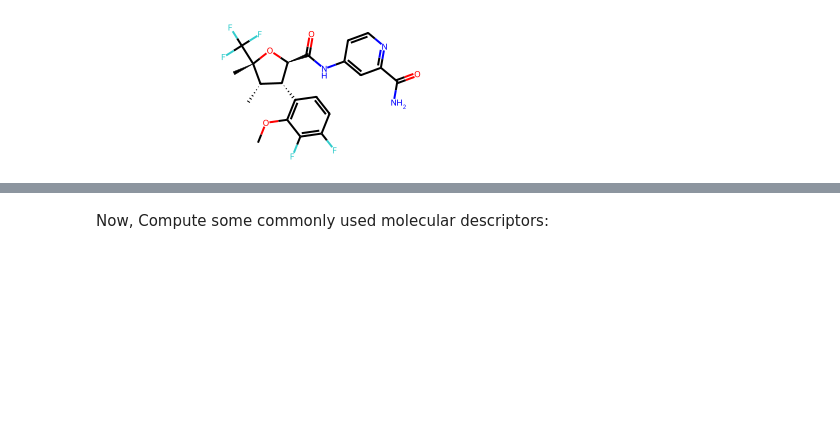
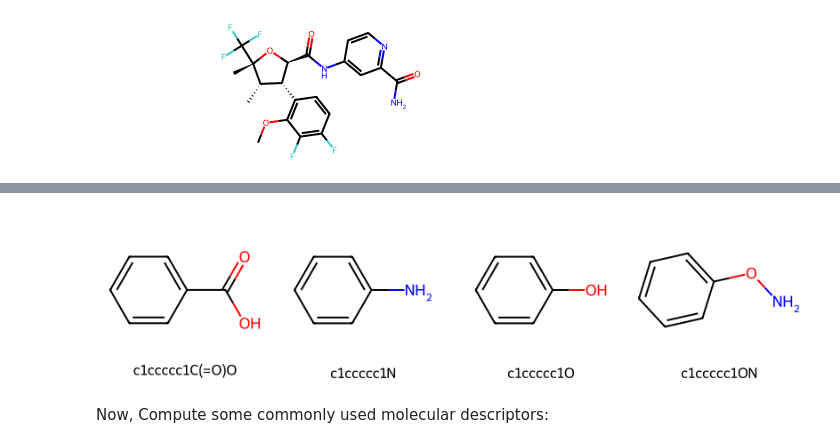
Before and after one commit to ganesh7shahane/useful_cheminformatics, a Jupyter notebook: 1_VisualiseAndComputeDescriptors.ipynb, the cells around one changed output, grey strips where cells are left out. Drawn from its saved outputs; the diff is of its cells as text; code cells hidden in the pictures; blank space fills up the shorter version.

Commit message:
added grid

```diff
--- a/1_VisualiseAndComputeDescriptors.ipynb
+++ b/1_VisualiseAndComputeDescriptors.ipynb
@@ -32,0 +35,7 @@ Chem.MolFromSmiles("C[C@H]1[C@H]([C@@H](O[C@@]1(C)C(F)(F)F)C(=O)NC2=CC(=NC=C2)C(
+# %%
+# First we create some example smiles and put them in a dataframe:
+
+smi = {'smiles': ['c1ccccc1C(=O)O', 'c1ccccc1N', 'c1ccccc1O', 'c1ccccc1ON']}
+da = pd.DataFrame(data=smi)
+da['mol'] = da['smiles'].apply(Chem.MolFromSmiles)
+da
@@ -33,3 +48,9 @@ Chem.MolFromSmiles("C[C@H]1[C@H]([C@@H](O[C@@]1(C)C(F)(F)F)C(=O)NC2=CC(=NC=C2)C(
+# %%
+# Now we visualise them with legends:
+
+Draw.MolsToGridImage(da.mol, molsPerRow=4, legends=list(da['smiles']))
+# %% [output]
+[figure, added]
 # %% [markdown]
 Now, Compute some commonly used molecular descriptors:
 # %%
```
Also changed, not shown: parts of 2 cells of this notebook.
